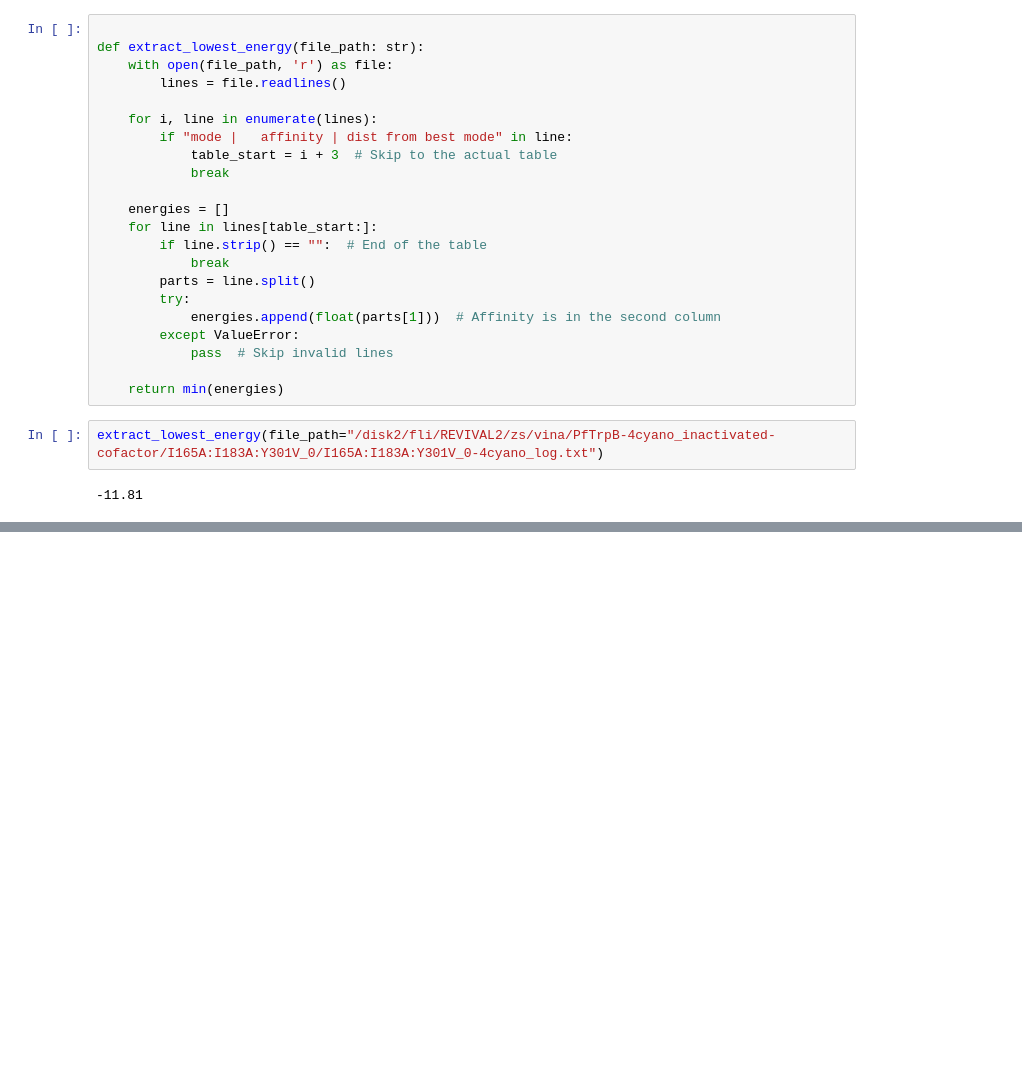
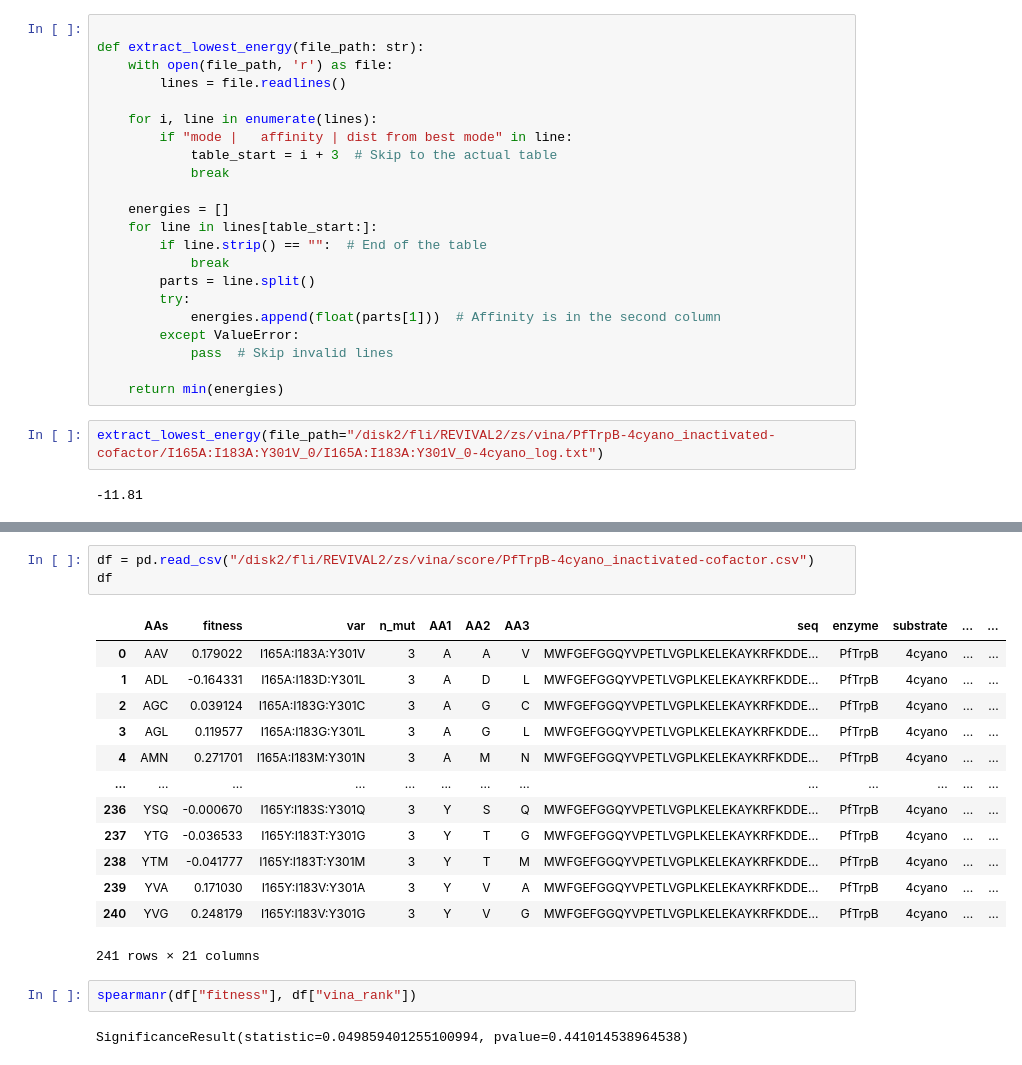
Before and after one commit to fhalab/substrate_aware_zs, a Jupyter notebook: sandbox/test_vina.ipynb, the cells around one changed output, grey strips where cells are left out. Drawn from its saved outputs; the diff is of its cells as text; blank space fills up the shorter version.

```diff
--- a/sandbox/test_vina.ipynb
+++ b/sandbox/test_vina.ipynb
@@ -104,0 +149,21 @@ extract_lowest_energy(file_path="/disk2/fli/REVIVAL2/zs/vina/PfTrpB-4cyano_inact
+# %%
+df = pd.read_csv("/disk2/fli/REVIVAL2/zs/vina/score/PfTrpB-4cyano_inactivated-cofactor.csv")
+df
+# %% [output]
+|  | AAs | fitness | var | n_mut | AA1 | AA2 | AA3 | seq | enzyme | substrate | ... | ... |
+| 0 | AAV | 0.179022 | I165A:I183A:Y301V | 3 | A | A | V | MWFGEFGGQYVPETLVGPLKELEKAYKRFKDDE... | PfTrpB | 4cyano | ... | ... |
+| 1 | ADL | -0.164331 | I165A:I183D:Y301L | 3 | A | D | L | MWFGEFGGQYVPETLVGPLKELEKAYKRFKDDE... | PfTrpB | 4cyano | ... | ... |
+| 2 | AGC | 0.039124 | I165A:I183G:Y301C | 3 | A | G | C | MWFGEFGGQYVPETLVGPLKELEKAYKRFKDDE... | PfTrpB | 4cyano | ... | ... |
+| 3 | AGL | 0.119577 | I165A:I183G:Y301L | 3 | A | G | L | MWFGEFGGQYVPETLVGPLKELEKAYKRFKDDE... | PfTrpB | 4cyano | ... | ... |
+| 4 | AMN | 0.271701 | I165A:I183M:Y301N | 3 | A | M | N | MWFGEFGGQYVPETLVGPLKELEKAYKRFKDDE... | PfTrpB | 4cyano | ... | ... |
+| ... | ... | ... | ... | ... | ... | ... | ... | ... | ... | ... | ... | ... |
+| 236 | YSQ | -0.000670 | I165Y:I183S:Y301Q | 3 | Y | S | Q | MWFGEFGGQYVPETLVGPLKELEKAYKRFKDDE... | PfTrpB | 4cyano | ... | ... |
+| 237 | YTG | -0.036533 | I165Y:I183T:Y301G | 3 | Y | T | G | MWFGEFGGQYVPETLVGPLKELEKAYKRFKDDE... | PfTrpB | 4cyano | ... | ... |
+| 238 | YTM | -0.041777 | I165Y:I183T:Y301M | 3 | Y | T | M | MWFGEFGGQYVPETLVGPLKELEKAYKRFKDDE... | PfTrpB | 4cyano | ... | ... |
+| 239 | YVA | 0.171030 | I165Y:I183V:Y301A | 3 | Y | V | A | MWFGEFGGQYVPETLVGPLKELEKAYKRFKDDE... | PfTrpB | 4cyano | ... | ... |
+| 240 | YVG | 0.248179 | I165Y:I183V:Y301G | 3 | Y | V | G | MWFGEFGGQYVPETLVGPLKELEKAYKRFKDDE... | PfTrpB | 4cyano | ... | ... |
+241 rows × 21 columns
+# %%
+spearmanr(df["fitness"], df["vina_rank"])
+# %% [output]
+SignificanceResult(statistic=0.049859401255100994, pvalue=0.441014538964538)
```
Also changed, not shown: parts of 6 cells of this notebook, 6 other files.
